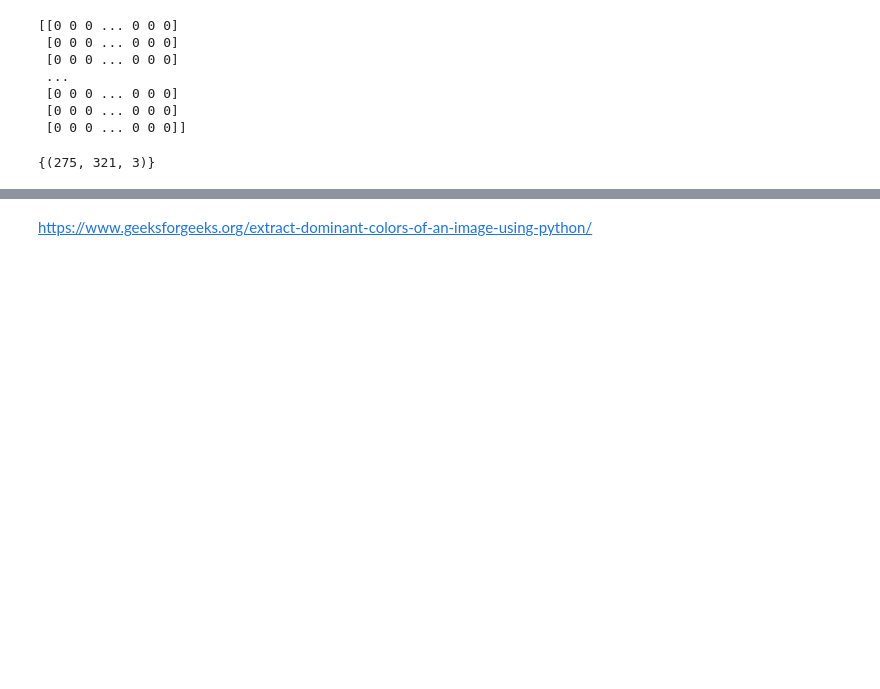
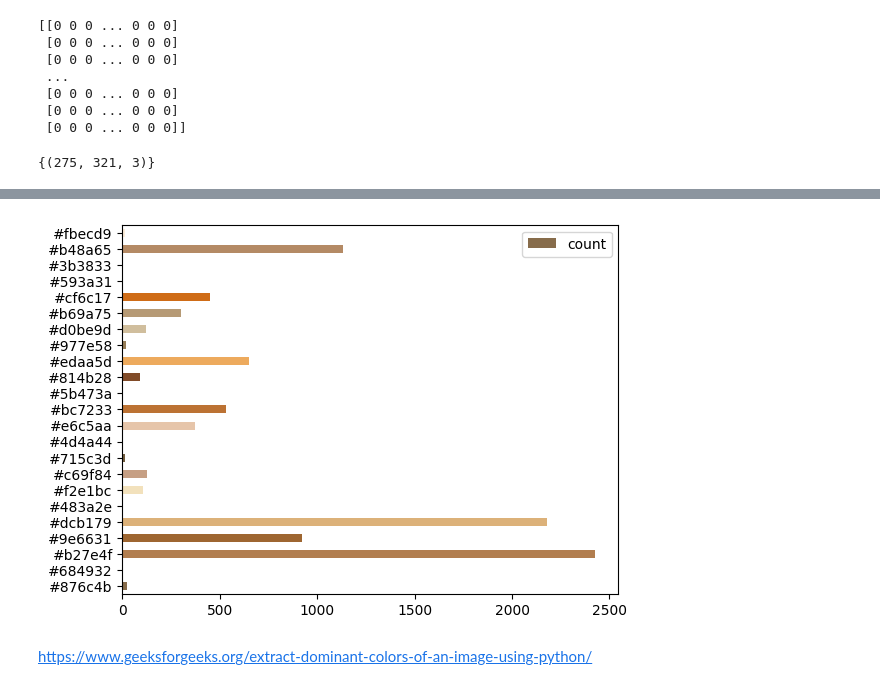
Before and after one commit to jshrdt/ML2-final, a Jupyter notebook: ML2-final-expl.ipynb, the cells around one changed output, grey strips where cells are left out. Cells and saved outputs as stored; diff of their text form; code cells hidden in the pictures; blank space fills up the shorter version.

```diff
--- a/ML2-final-expl.ipynb
+++ b/ML2-final-expl.ipynb
@@ -175,0 +171,7 @@ plt.imshow(compress_colours(kmeans_model, gen_rois[0], n_colours=64))
+# %%
+from sklearn_col_compressor import get_colour_embedding
+c_embed = get_colour_embedding(kmeans_model, gen_rois[3])
+# %%
+import pandas as pd
+a = pd.DataFrame(c_embed.items(), columns=['colours', 'count'], index = ['#%02x%02x%02x' % col for col in c_embed.keys()])
+a
@@ -176,3 +192,12 @@ plt.imshow(compress_colours(kmeans_model, gen_rois[0], n_colours=64))
+# %%
+b = a.drop(a[a['count'] == 0].index)
+# mycols = np.array([np.array(col)/255 for col in b['colours']])
+mycols = np.array([np.array(col)/255 for col in b['colours']])
+mycols = ['#%02x%02x%02x' % col for col in b['colours']]
+
+axes = b.plot.barh(color={"count": mycols})
+# %% [output]
+[figure, added]
 # %% [markdown]
 https://www.geeksforgeeks.org/extract-dominant-colors-of-an-image-using-python/
 # %% [markdown]
```
Also changed, not shown: parts of 12 cells of this notebook, 3 other files.
